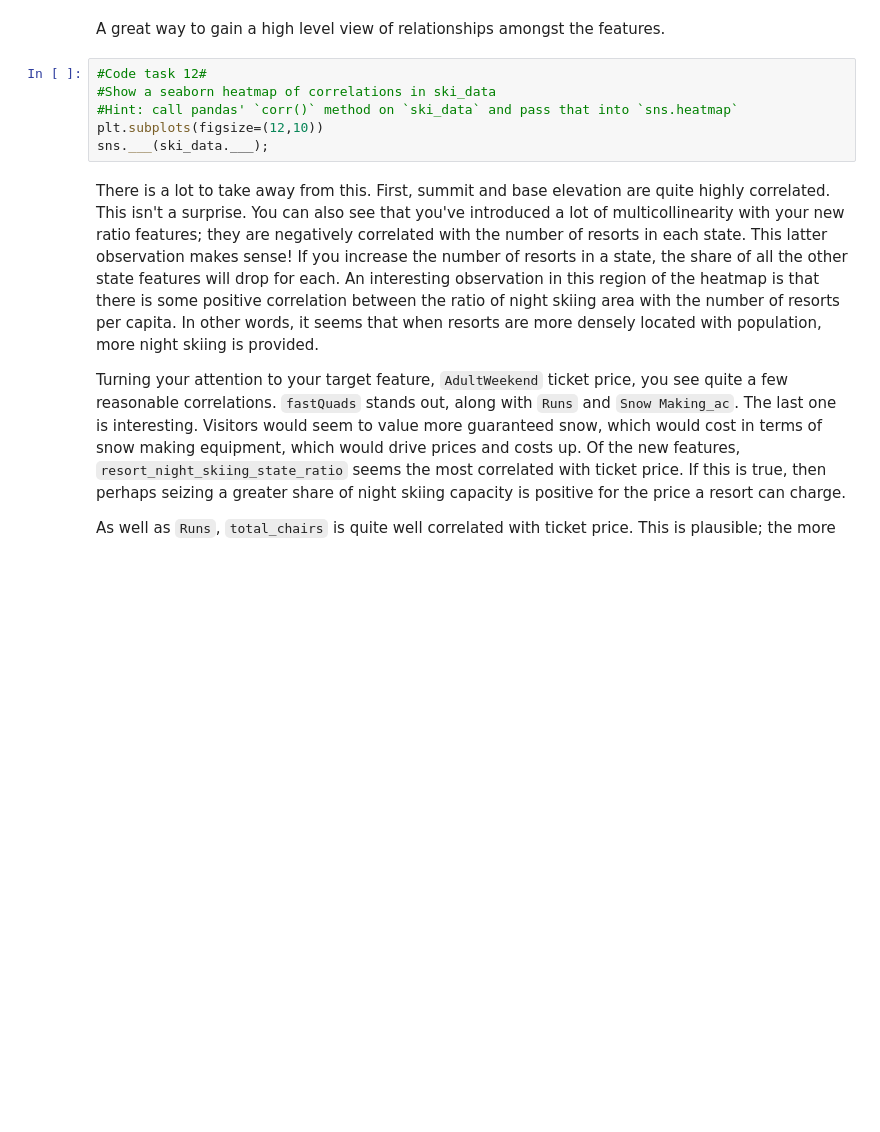
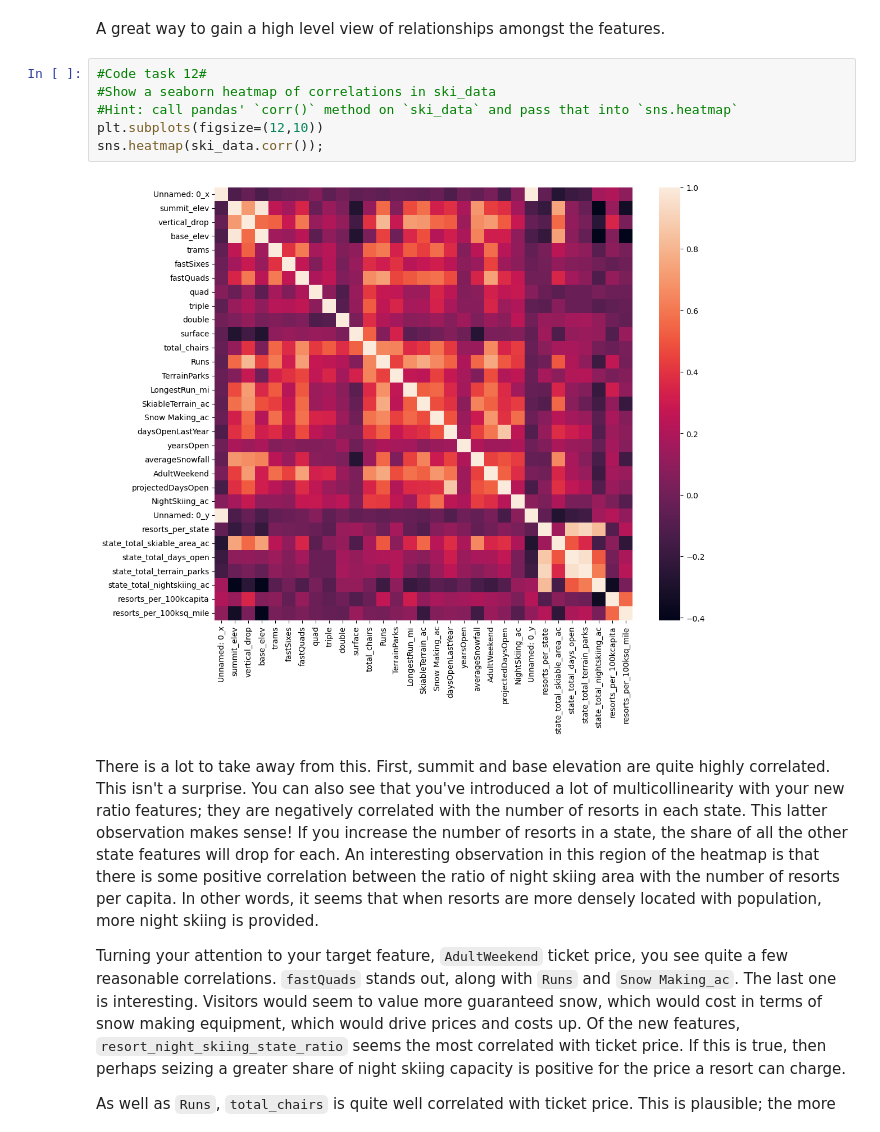
Before and after one commit to dqminhv/DataScienceGuidedCapstone, a Jupyter notebook: Notebooks/03_exploratory_data_analysis.ipynb, the cells around one changed output. Drawn from its saved outputs; the diff is of its cells as text; blank space fills up the shorter version.

```diff
--- a/Notebooks/03_exploratory_data_analysis.ipynb
+++ b/Notebooks/03_exploratory_data_analysis.ipynb
@@ -768,9 +768,11 @@ A great way to gain a high level view of relationships amongst the features.
 # %%
 #Code task 12#
 #Show a seaborn heatmap of correlations in ski_data
 #Hint: call pandas' `corr()` method on `ski_data` and pass that into `sns.heatmap`
 plt.subplots(figsize=(12,10))
-sns.___(ski_data.___);
+sns.heatmap(ski_data.corr());
+# %% [output]
+[figure, added]
 # %% [markdown]
 There is a lot to take away from this. First, summit and base elevation are quite highly correlated. This isn't a surprise. You can also see that you've introduced a lot of multicollinearity with your new ratio features; they are negatively correlated with the number of resorts in each state. This latter observation makes sense! If you increase the number of resorts in a state, the share of all the other state features will drop for each. An interesting observation in this region of the heatmap is that there is some positive correlation between the ratio of night skiing area with the number of resorts per capita. In other words, it seems that when resorts are more densely located with population, more night skiing is provided.
 
```
